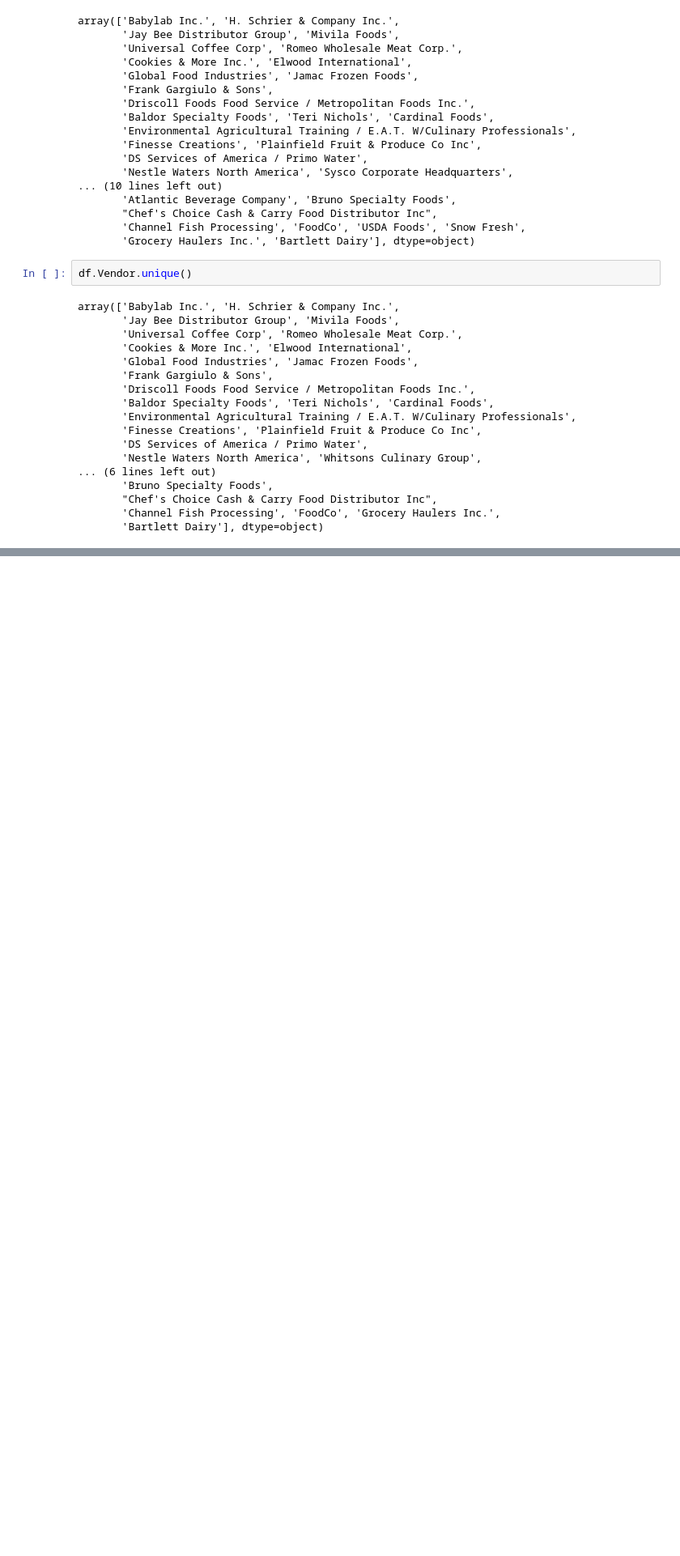
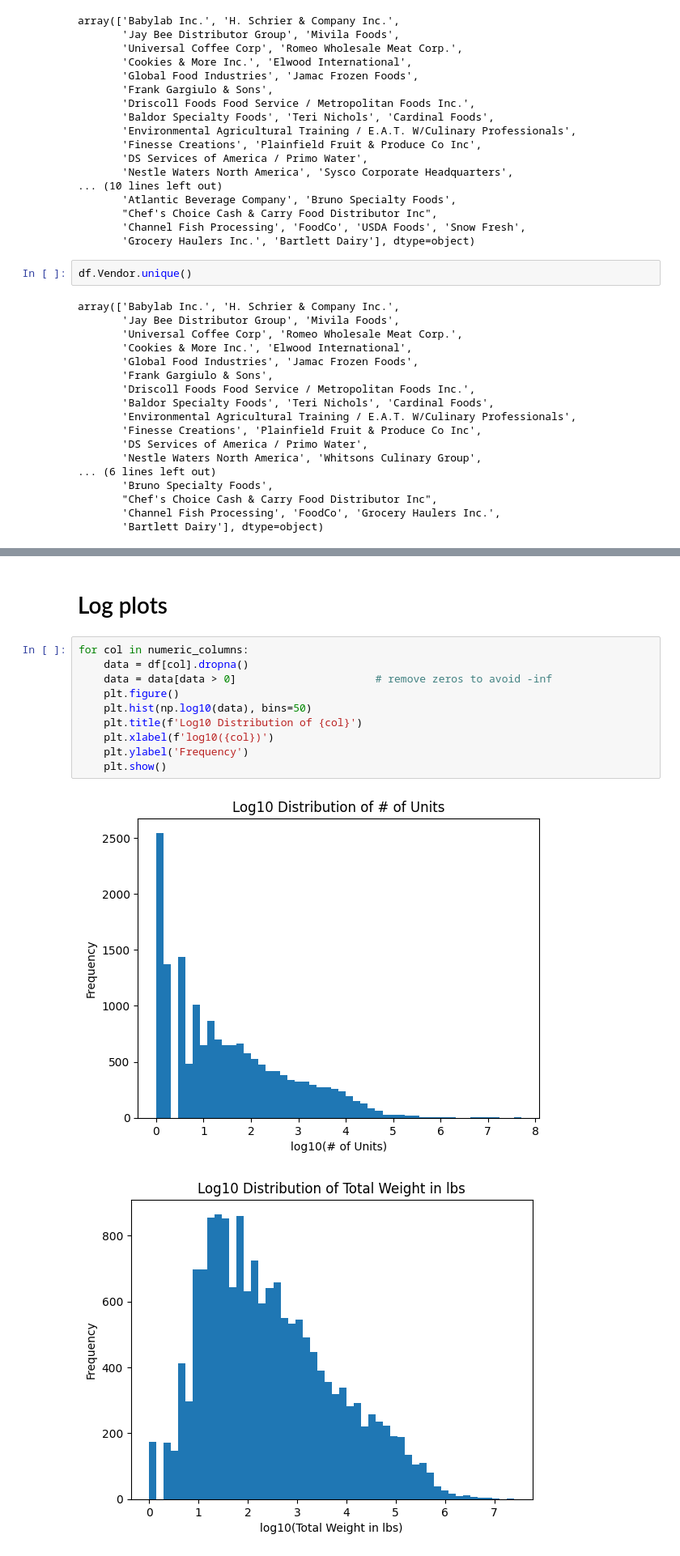
Before and after one commit to newexo/good-eats, a Jupyter notebook: notebooks/Initial-Exploration.ipynb, the cells around one changed output, grey strips where cells are left out. Shown at 81% size. Drawn from its saved outputs; the diff is of its cells as text; blank space fills up the shorter version.

```diff
--- a/notebooks/Initial-Exploration.ipynb
+++ b/notebooks/Initial-Exploration.ipynb
@@ -160,0 +209,15 @@ Name: # of Units, Length: 17208, dtype: float64
+# %% [markdown]
+# Log plots
+# %%
+for col in numeric_columns:
+    data = df[col].dropna()
+    data = data[data > 0]                      # remove zeros to avoid -inf
+    plt.figure()
+    plt.hist(np.log10(data), bins=50)
+    plt.title(f'Log10 Distribution of {col}')
+    plt.xlabel(f'log10({col})')
+    plt.ylabel('Frequency')
+    plt.show()
+# %% [output]
+[figure, added]
+[figure, added]
```
Also changed, not shown: parts of 14 cells of this notebook.
